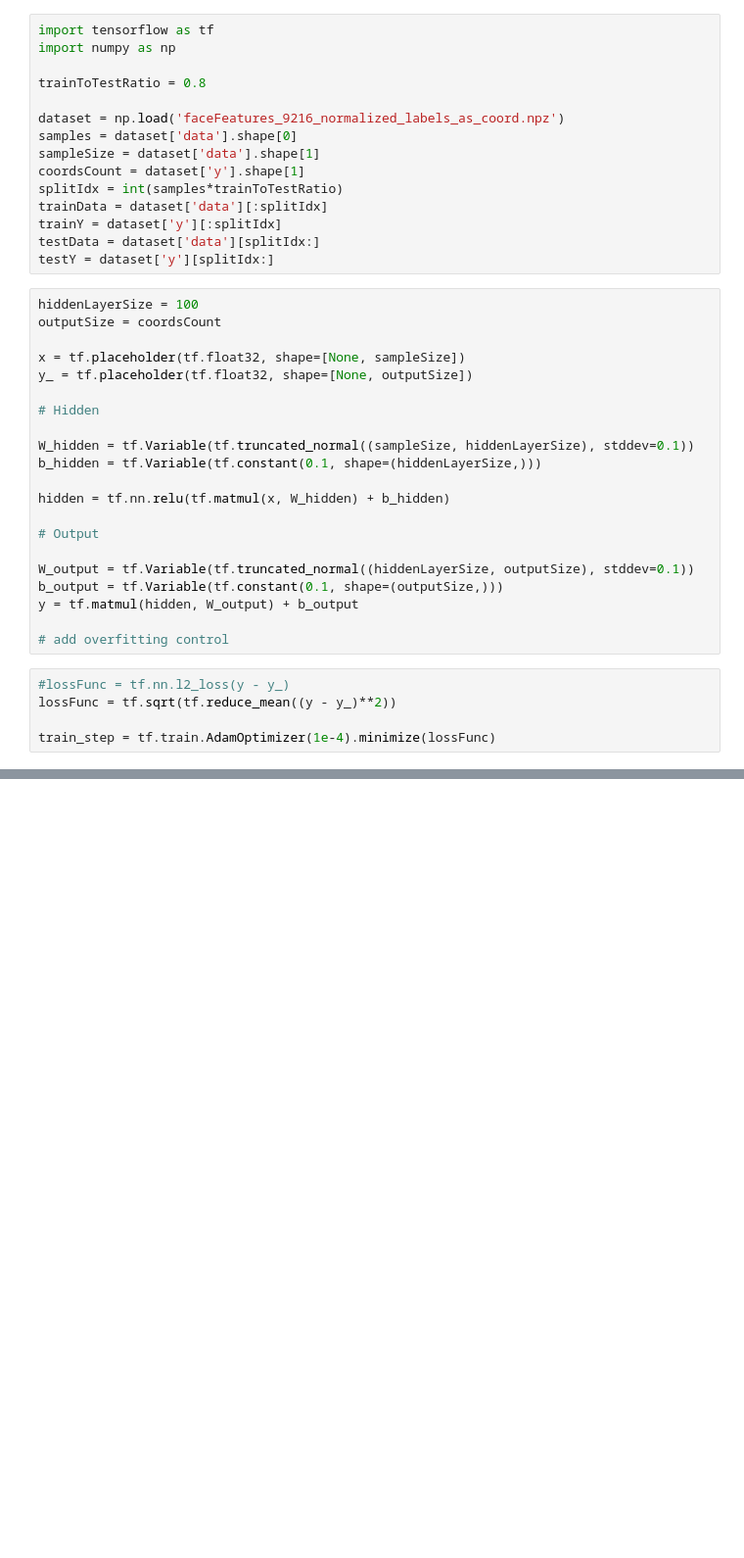
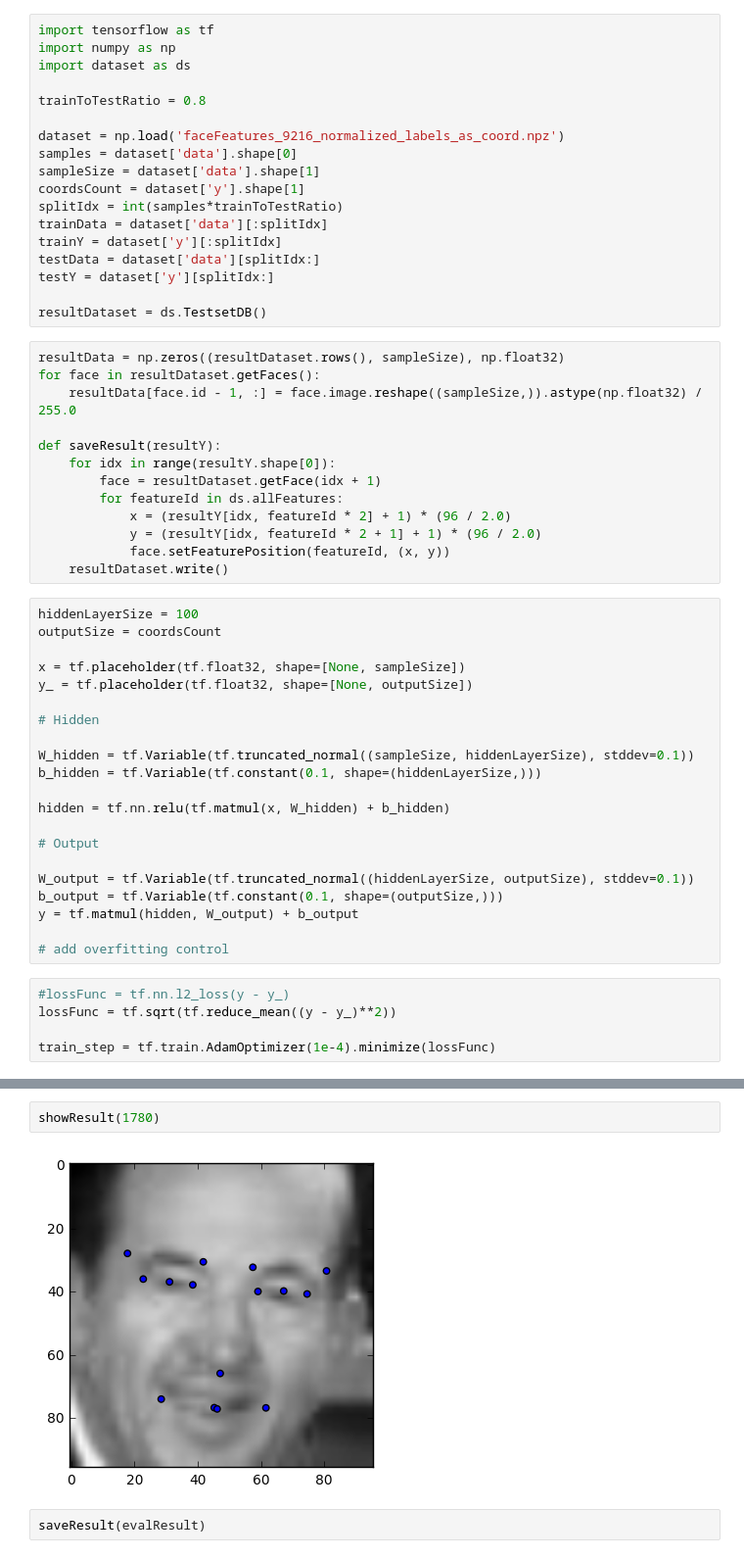
Before and after one commit to kamvlad/faceFeatures, a Jupyter notebook: mlp.ipynb, the cells around one changed output, grey strips where cells are left out. Shown at 98% size. Cells and saved outputs as stored; diff of their text form; blank space fills up the shorter version.

```diff
--- a/mlp.ipynb
+++ b/mlp.ipynb
@@ -1,6 +1,7 @@
 # %%
 import tensorflow as tf
 import numpy as np
+import dataset as ds
 
 trainToTestRatio = 0.8
 
@@ -13,6 +14,21 @@ trainData = dataset['data'][:splitIdx]
 trainY = dataset['y'][:splitIdx]
 testData = dataset['data'][splitIdx:]
 testY = dataset['y'][splitIdx:]
+
+resultDataset = ds.TestsetDB()
+# %%
+resultData = np.zeros((resultDataset.rows(), sampleSize), np.float32)
+for face in resultDataset.getFaces():
+    resultData[face.id - 1, :] = face.image.reshape((sampleSize,)).astype(np.float32) / 255.0
+
+def saveResult(resultY):
+    for idx in range(resultY.shape[0]):
+        face = resultDataset.getFace(idx + 1)
+        for featureId in ds.allFeatures:
+            x = (resultY[idx, featureId * 2] + 1) * (96 / 2.0)
+            y = (resultY[idx, featureId * 2 + 1] + 1) * (96 / 2.0)
+            face.setFeaturePosition(featureId, (x, y))
+    resultDataset.write()
 # %%
 hiddenLayerSize = 100
 outputSize = coordsCount
@@ -66,0 +125,6 @@ train: 0.294141 test: 0.182157
+# %%
+showResult(1780)
+# %% [output]
+[figure, added]
+# %%
+saveResult(evalResult)
```
Also changed, not shown: parts of 7 cells of this notebook, 2 other files.
